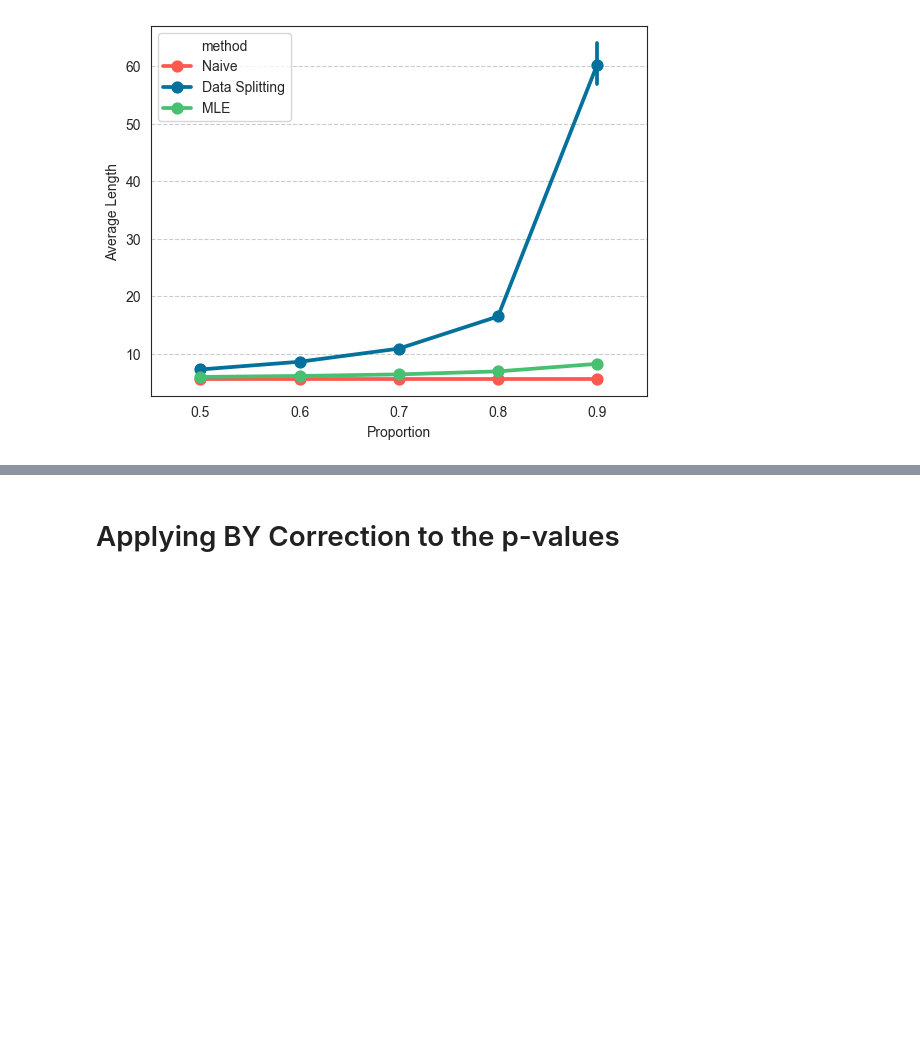
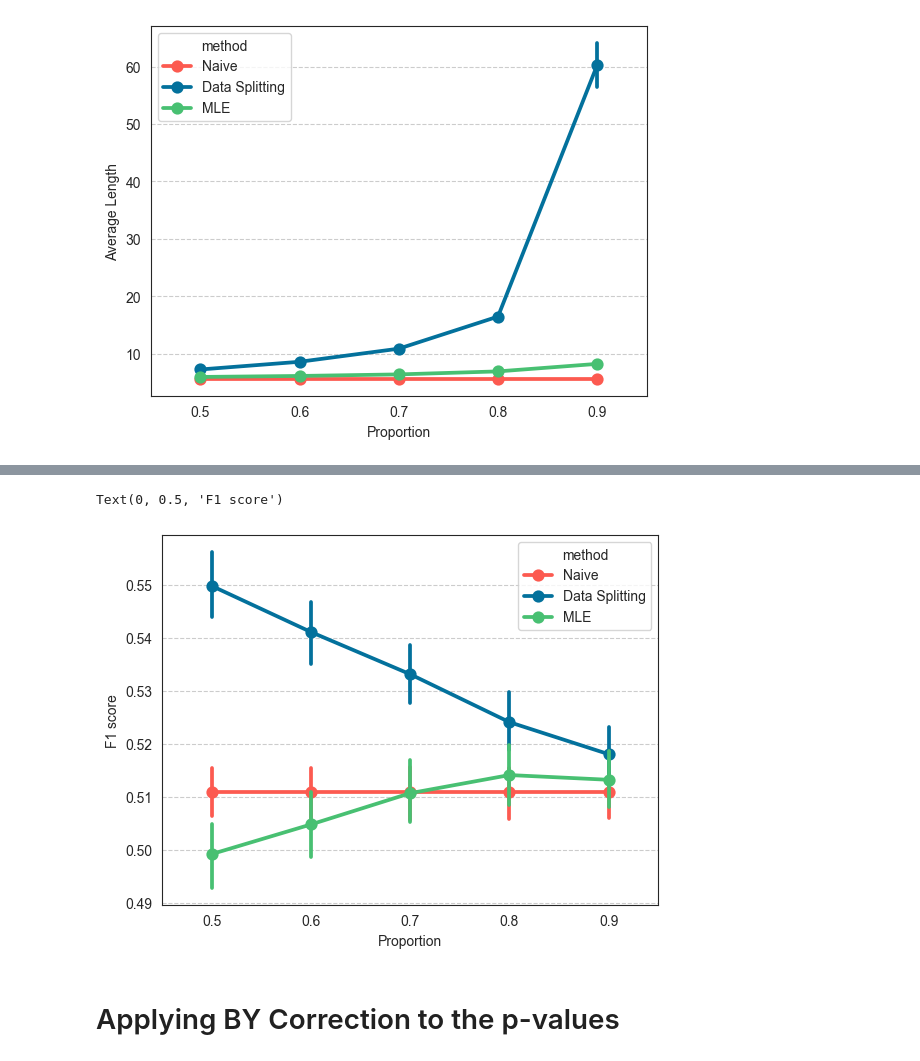
Before and after one commit to yiling-h/SI-Interaction, a Jupyter notebook: selectinf/Simulation/H1/Results/toy_strong/plotting_toy.ipynb, the cells around one changed output, grey strips where cells are left out. Cells and saved outputs as stored; diff of their text form; code cells hidden in the pictures; blank space fills up the shorter version.

```diff
--- a/selectinf/Simulation/H1/Results/toy_strong/plotting_toy.ipynb
+++ b/selectinf/Simulation/H1/Results/toy_strong/plotting_toy.ipynb
@@ -170,3 +176,14 @@ Text(0, 0.5, 'Test MSE')
+# %%
+sns.pointplot(x=pd.DataFrame(F1_dict_full)["prop"],
+              y=pd.DataFrame(F1_dict_full)["F1"],
+              hue=pd.DataFrame(F1_dict_full)["method"], markers='o',
+              palette=my_palette)
+#plt.ylim(25,30)
+plt.xlabel(r"Proportion")
+plt.ylabel("F1 score")
+# %% [output]
+Text(0, 0.5, 'F1 score')
+[figure, added]
 # %% [markdown]
 # Applying BY Correction to the p-values
 # %%
```
Also changed, not shown: parts of 2 cells of this notebook, 13 other files.
